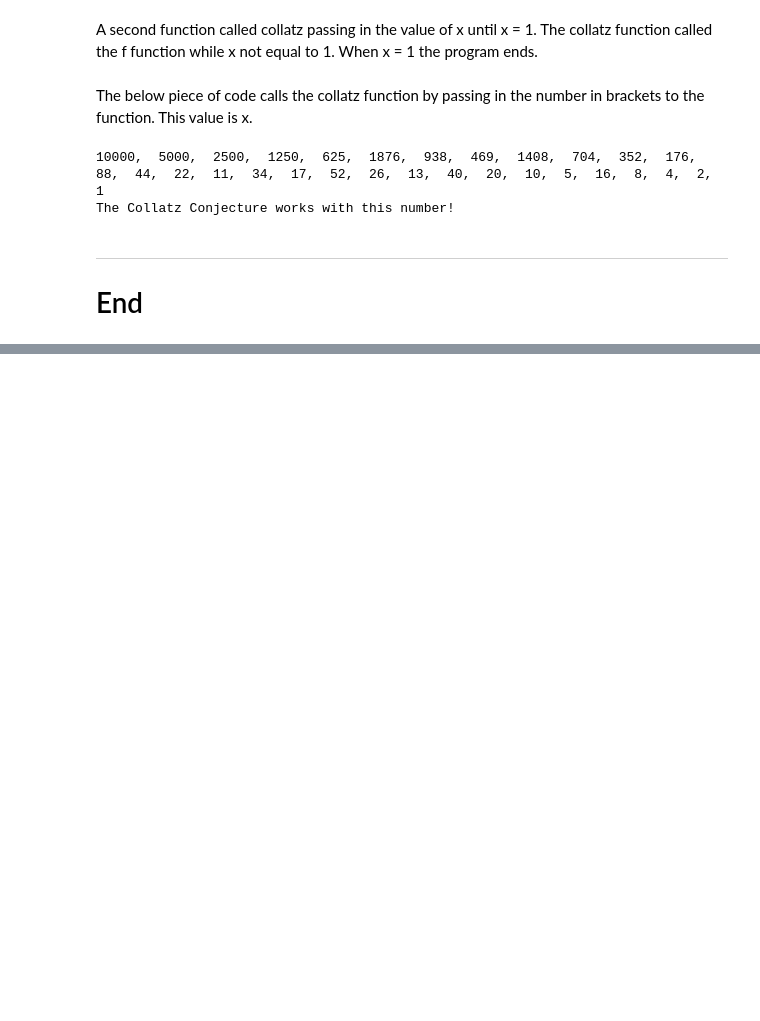
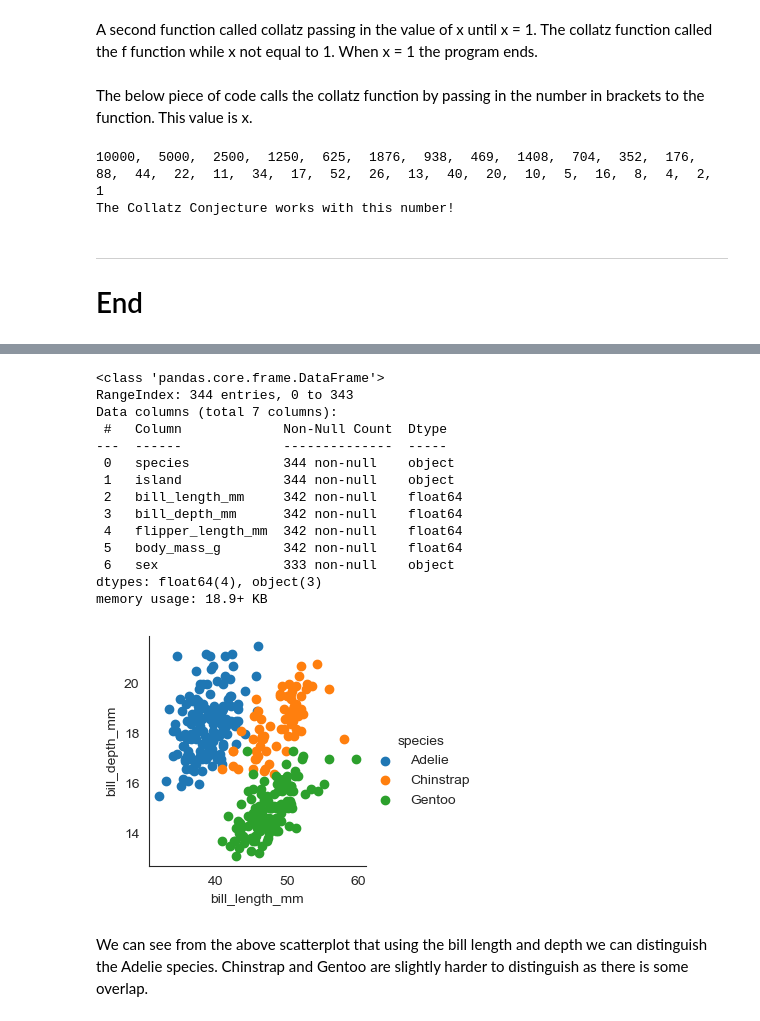
Before and after one commit to AudeAllen/Fundamentals-of-Data-Analysis---Tasks-and-Project, a Jupyter notebook: tasks.ipynb, the cells around one changed output, grey strips where cells are left out. Saved outputs shown, nothing was run; the diff lists cells and outputs as text; code cells hidden in the pictures; blank space fills up the shorter version.

```diff
--- a/tasks.ipynb
+++ b/tasks.ipynb
@@ -122,0 +120,40 @@ import seaborn as sns
+# %%
+#Author: Audrey Allen
+
+import numpy as np
+import pandas as pd
+import matplotlib.pyplot as plt
+import seaborn as sns
+
+
+# Read in CSV file
+
+penguins  = pd.read_csv('penguins.csv')
+
+# The code below outputs all of the variables and the variable type
+
+penguins.info()
+
+sns.set_style('white')
+sns.FacetGrid(penguins, hue ="species")\
+   .map(plt.scatter,"bill_length_mm","bill_depth_mm")\
+   .add_legend();
+plt.show()
+# %% [output]
+<class 'pandas.core.frame.DataFrame'>
+RangeIndex: 344 entries, 0 to 343
+Data columns (total 7 columns):
+ #   Column             Non-Null Count  Dtype
+---  ------             --------------  -----
+ 0   species            344 non-null    object
+ 1   island             344 non-null    object
+ 2   bill_length_mm     342 non-null    float64
+ 3   bill_depth_mm      342 non-null    float64
+ 4   flipper_length_mm  342 non-null    float64
+ 5   body_mass_g        342 non-null    float64
+ 6   sex                333 non-null    object
+dtypes: float64(4), object(3)
+memory usage: 18.9+ KB
+[figure, added]
+# %% [markdown]
+We can see from the above scatterplot that using the bill length and depth we can distinguish the Adelie species.  Chinstrap and Gentoo are slightly harder to distinguish as there is some overlap.
```
Also changed, not shown: parts of 2 cells of this notebook, 1 other file.
